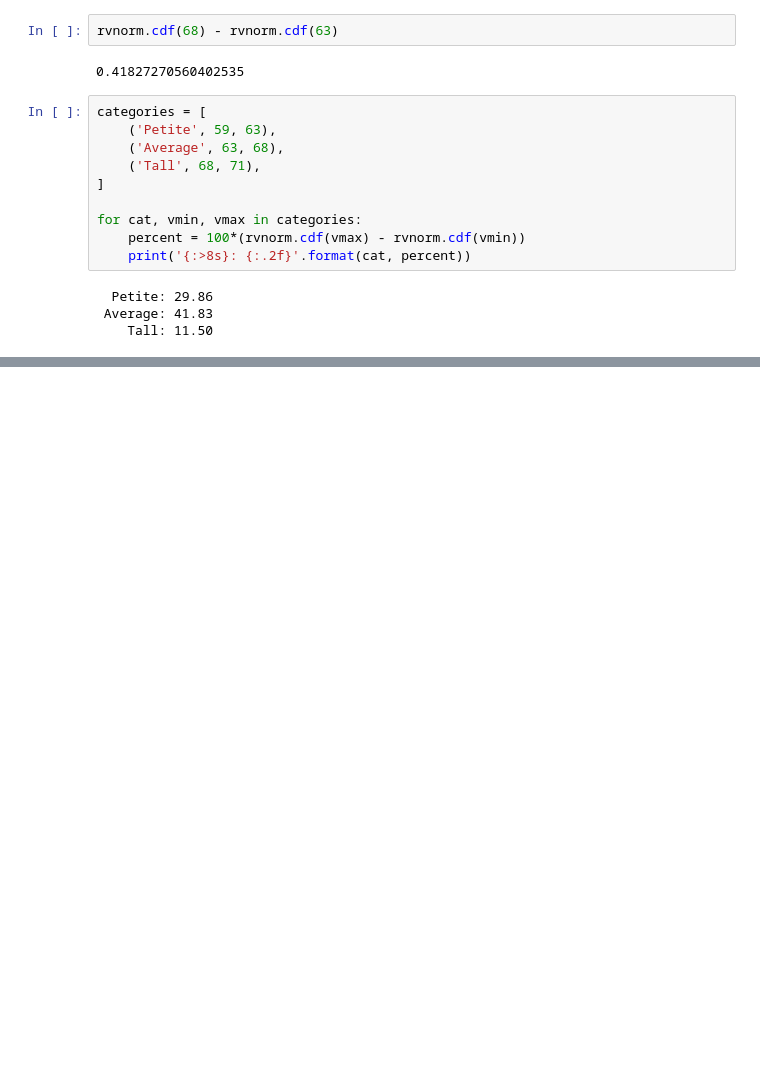
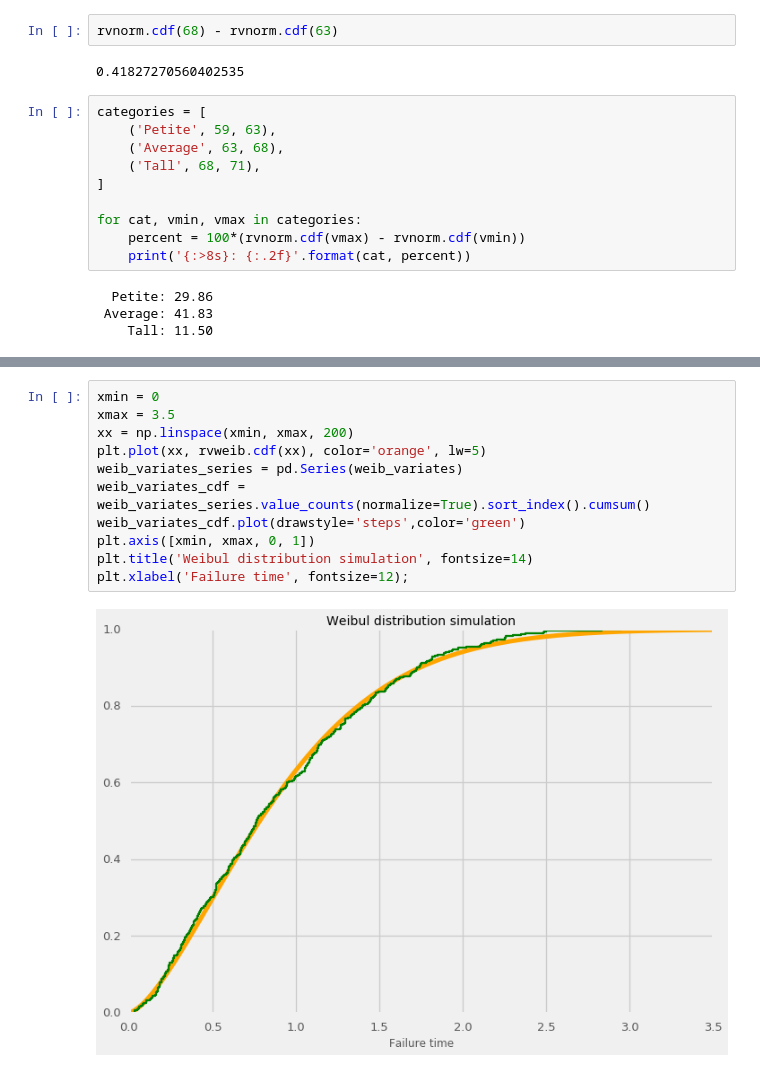
Before and after one commit to doolingdavid/Mastering-Python-Data-Analysis, a Jupyter notebook: learning.ipynb, the cells around one changed output, grey strips where cells are left out. Cells and saved outputs as stored; diff of their text form; blank space fills up the shorter version.

```diff
--- a/learning.ipynb
+++ b/learning.ipynb
@@ -559,0 +612,13 @@ for cat, vmin, vmax in categories:
+# %%
+xmin = 0
+xmax = 3.5
+xx = np.linspace(xmin, xmax, 200)
+plt.plot(xx, rvweib.cdf(xx), color='orange', lw=5)
+weib_variates_series = pd.Series(weib_variates)
+weib_variates_cdf = weib_variates_series.value_counts(normalize=True).sort_index().cumsum()
+weib_variates_cdf.plot(drawstyle='steps',color='green')
+plt.axis([xmin, xmax, 0, 1])
+plt.title('Weibul distribution simulation', fontsize=14)
+plt.xlabel('Failure time', fontsize=12);
+# %% [output]
+[figure, added]
```
Also changed, not shown: parts of 7 cells of this notebook.
